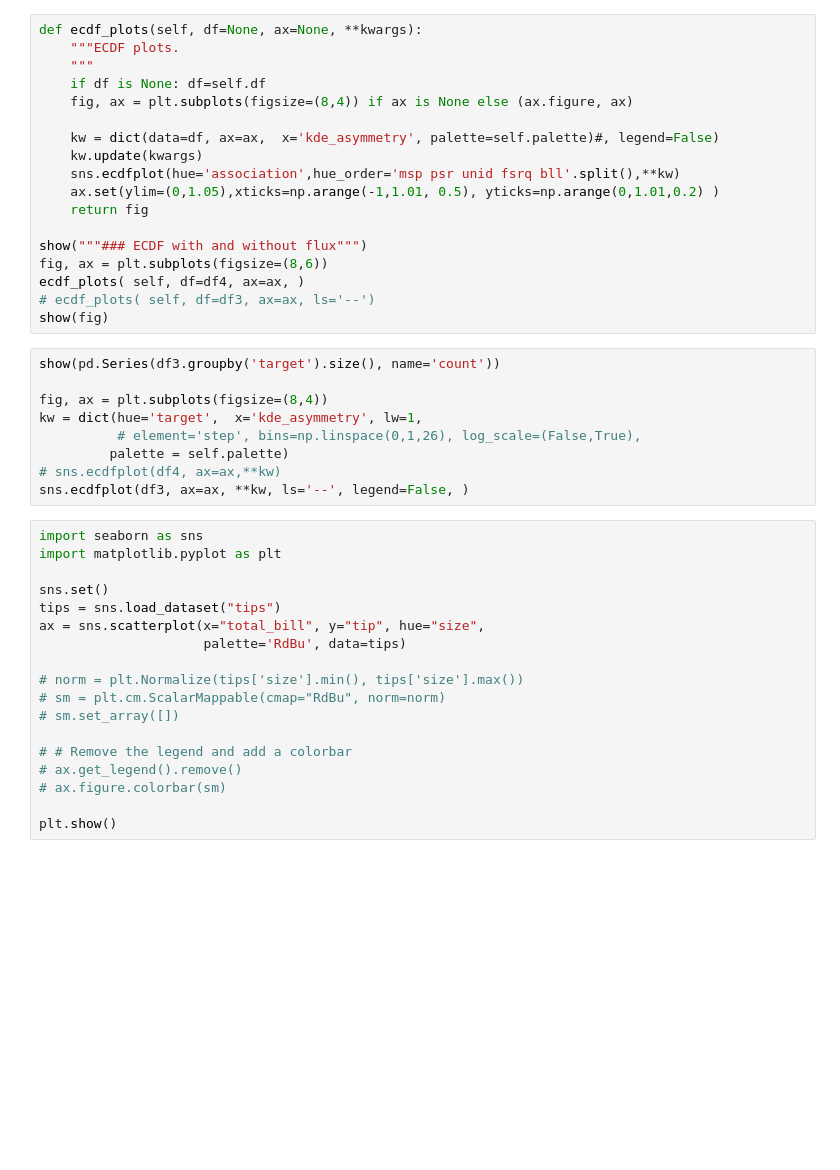
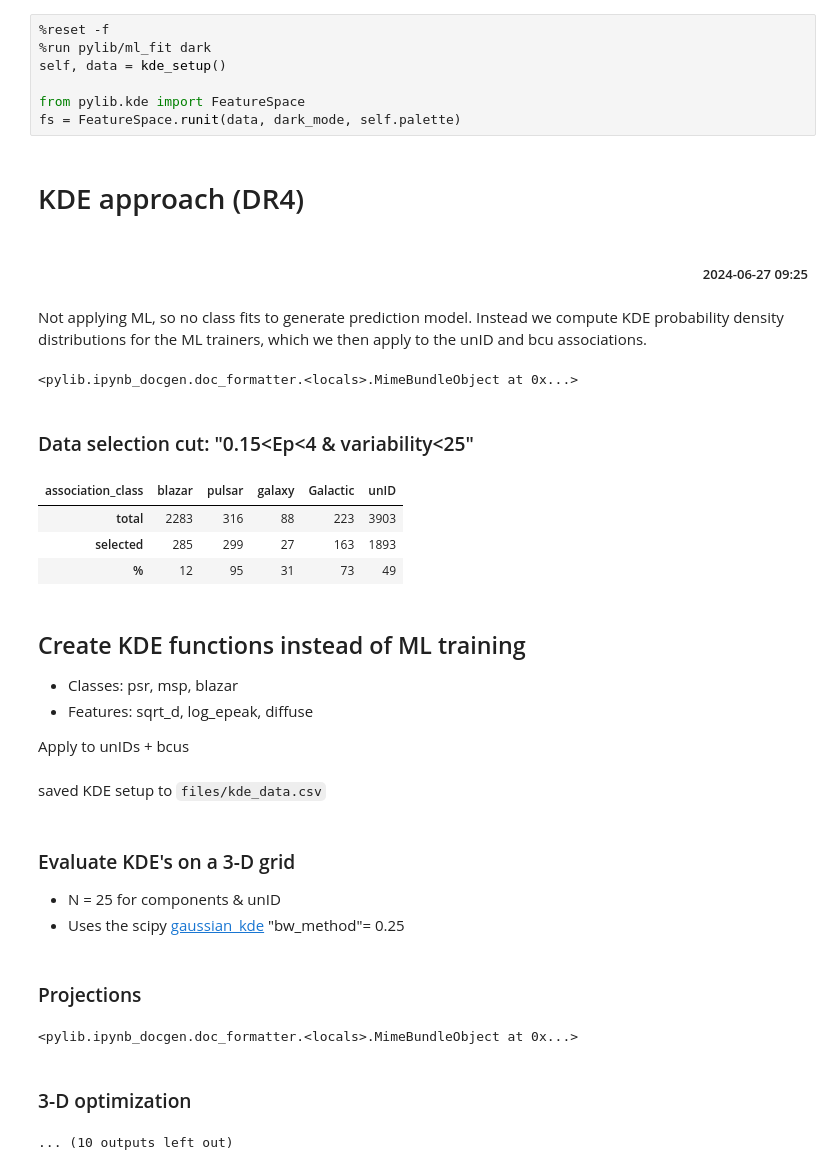
Before and after one commit to tburnett/srcpop, a Jupyter notebook: paper/kde_approach.ipynb, the cells around one changed output. Drawn from its saved outputs; the diff is of its cells as text; blank space fills up the shorter version.

```diff
--- a/paper/kde_approach.ipynb
+++ b/paper/kde_approach.ipynb
@@ -228,45 +1,32 @@ show_fig(plot_asymmetry,self, df4)
-# %%
-def ecdf_plots(self, df=None, ax=None, **kwargs):
-    """ECDF plots.
-    """
-    if df is None: df=self.df
-    fig, ax = plt.subplots(figsize=(8,4)) if ax is None else (ax.figure, ax)
-
-    kw = dict(data=df, ax=ax,  x='kde_asymmetry', palette=self.palette)#, legend=False)
-    kw.update(kwargs)
-    sns.ecdfplot(hue='association',hue_order='msp psr unid fsrq bll'.split(),**kw)
-    ax.set(ylim=(0,1.05),xticks=np.arange(-1,1.01, 0.5), yticks=np.arange(0,1.01,0.2) )
-    return fig
-
-show("""### ECDF with and without flux""")
-fig, ax = plt.subplots(figsize=(8,6))
-ecdf_plots( self, df=df4, ax=ax, )
-# ecdf_plots( self, df=df3, ax=ax, ls='--')
-show(fig)
-# %%
-show(pd.Series(df3.groupby('target').size(), name='count'))
-
-fig, ax = plt.subplots(figsize=(8,4))
-kw = dict(hue='target',  x='kde_asymmetry', lw=1,
-          # element='step', bins=np.linspace(0,1,26), log_scale=(False,True),
-         palette = self.palette)
-# sns.ecdfplot(df4, ax=ax,**kw)
-sns.ecdfplot(df3, ax=ax, **kw, ls='--', legend=False, )
-# %%
-import seaborn as sns
-import matplotlib.pyplot as plt
-
-sns.set()
-tips = sns.load_dataset("tips")
-ax = sns.scatterplot(x="total_bill", y="tip", hue="size",
-                     palette='RdBu', data=tips)
-
-# norm = plt.Normalize(tips['size'].min(), tips['size'].max())
-# sm = plt.cm.ScalarMappable(cmap="RdBu", norm=norm)
-# sm.set_array([])
-
-# # Remove the legend and add a colorbar
-# ax.get_legend().remove()
-# ax.figure.colorbar(sm)
-
-plt.show()
+# %%
+%reset -f
+%run pylib/ml_fit dark
+self, data = kde_setup()
+
+from pylib.kde import FeatureSpace
+fs = FeatureSpace.runit(data, dark_mode, self.palette)
+# %% [output]
+# KDE approach  (DR4)
+<h5 style="text-align:right; margin-right:15px"> 2024-06-27 09:25</h5>
+Not applying ML, so no class fits to generate prediction model. Instead we compute KDE probability density distributions
+for the ML trainers, which we then apply to the unID and bcu associations.
+<pylib.ipynb_docgen.doc_formatter.<locals>.MimeBundleObject at 0x...>
+### Data selection cut: "0.15<Ep<4 & variability<25"
+| association_class | blazar | pulsar | galaxy | Galactic | unID |
+| total | 2283 | 316 | 88 | 223 | 3903 |
+| selected | 285 | 299 | 27 | 163 | 1893 |
+| % | 12 | 95 | 31 | 73 | 49 |
+## Create KDE functions instead of ML training
+* Classes: psr, msp, blazar
+* Features: sqrt_d, log_epeak, diffuse
+
+Apply to unIDs + bcus
+saved KDE setup to `files/kde_data.csv`
+### Evaluate KDE's on a 3-D grid<br>
+* N = 25 for components & unID<br>
+* Uses the scipy  [gaussian_kde](https://docs.scipy.org/doc/scipy/reference/generated/scipy.stats.gaussian_kde.html) "bw_method"=
+        0.25
+### Projections
+<pylib.ipynb_docgen.doc_formatter.<locals>.MimeBundleObject at 0x...>
+### 3-D optimization
+... (10 outputs left out)
```
Also changed, not shown: parts of 26 cells of this notebook.
